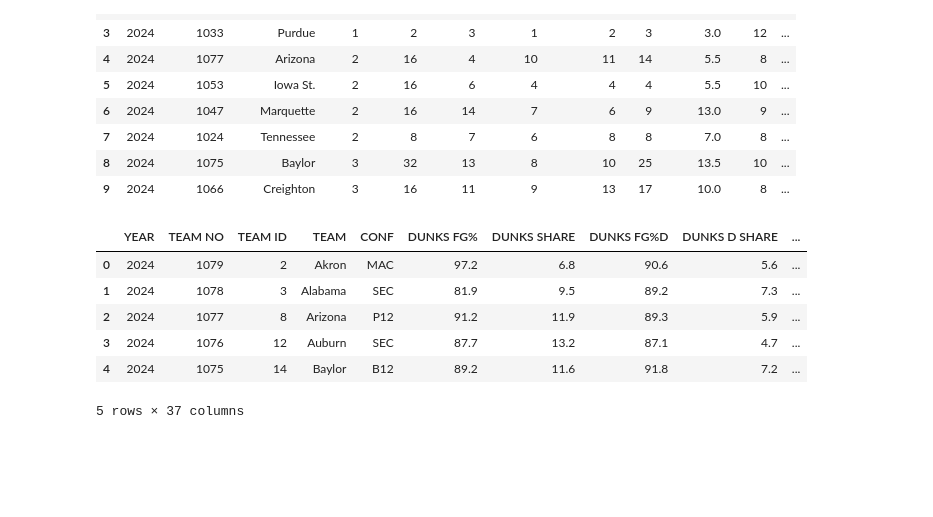
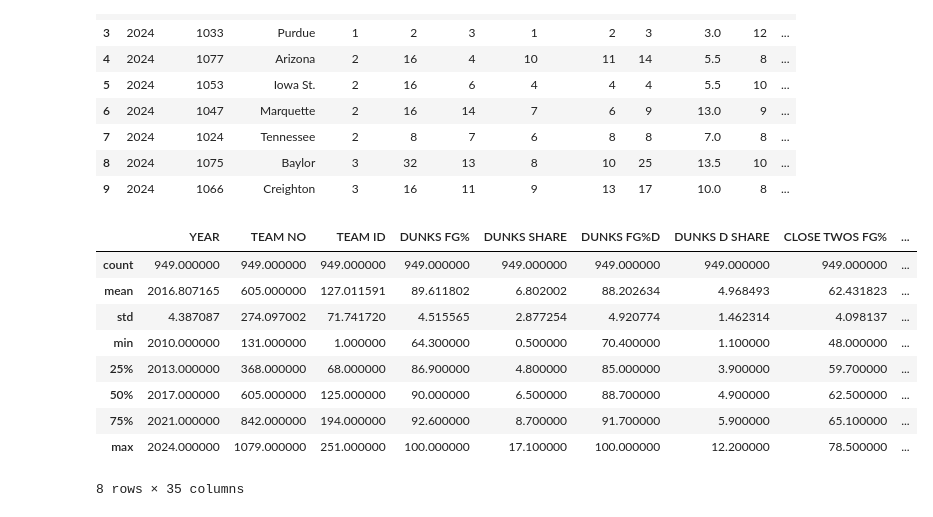
Before and after one commit to jackdorner/CSC2621FinalProject, a Jupyter notebook: FinalProject.ipynb, the cells around one changed output. Saved outputs shown, nothing was run; the diff lists cells and outputs as text; code cells hidden in the pictures; blank space fills up the shorter version.

```diff
--- a/FinalProject.ipynb
+++ b/FinalProject.ipynb
@@ -28,12 +28,15 @@ resumes_df.head(10)
 | 9 | 2024 | 1066 | Creighton | 3 | 16 | 11 | 9 | 13 | 17 | 10.0 | 8 | ... |
 # %%
 shooting_df = pd.read_csv('Data_Needs_updated_after_selection_sunday/Shooting Splits.csv')
-shooting_df.head(5)
+shooting_df.describe()
 # %% [output]
-|  | YEAR | TEAM NO | TEAM ID | TEAM | CONF | DUNKS FG% | DUNKS SHARE | DUNKS FG%D | DUNKS D SHARE | ... |
-| 0 | 2024 | 1079 | 2 | Akron | MAC | 97.2 | 6.8 | 90.6 | 5.6 | ... |
-| 1 | 2024 | 1078 | 3 | Alabama | SEC | 81.9 | 9.5 | 89.2 | 7.3 | ... |
-| 2 | 2024 | 1077 | 8 | Arizona | P12 | 91.2 | 11.9 | 89.3 | 5.9 | ... |
-| 3 | 2024 | 1076 | 12 | Auburn | SEC | 87.7 | 13.2 | 87.1 | 4.7 | ... |
-| 4 | 2024 | 1075 | 14 | Baylor | B12 | 89.2 | 11.6 | 91.8 | 7.2 | ... |
+|  | YEAR | TEAM NO | TEAM ID | DUNKS FG% | DUNKS SHARE | DUNKS FG%D | DUNKS D SHARE | CLOSE TWOS FG% | ... |
+| count | 949.000000 | 949.000000 | 949.000000 | 949.000000 | 949.000000 | 949.000000 | 949.000000 | 949.000000 | ... |
+| mean | 2016.807165 | 605.000000 | 127.011591 | 89.611802 | 6.802002 | 88.202634 | 4.968493 | 62.431823 | ... |
+| std | 4.387087 | 274.097002 | 71.741720 | 4.515565 | 2.877254 | 4.920774 | 1.462314 | 4.098137 | ... |
+| min | 2010.000000 | 131.000000 | 1.000000 | 64.300000 | 0.500000 | 70.400000 | 1.100000 | 48.000000 | ... |
+| 25% | 2013.000000 | 368.000000 | 68.000000 | 86.900000 | 4.800000 | 85.000000 | 3.900000 | 59.700000 | ... |
+| 50% | 2017.000000 | 605.000000 | 125.000000 | 90.000000 | 6.500000 | 88.700000 | 4.900000 | 62.500000 | ... |
+| 75% | 2021.000000 | 842.000000 | 194.000000 | 92.600000 | 8.700000 | 91.700000 | 5.900000 | 65.100000 | ... |
+| max | 2024.000000 | 1079.000000 | 251.000000 | 100.000000 | 17.100000 | 100.000000 | 12.200000 | 78.500000 | ... |
-5 rows × 37 columns
+8 rows × 35 columns
```
Also changed, not shown: parts of 7 cells of this notebook.
